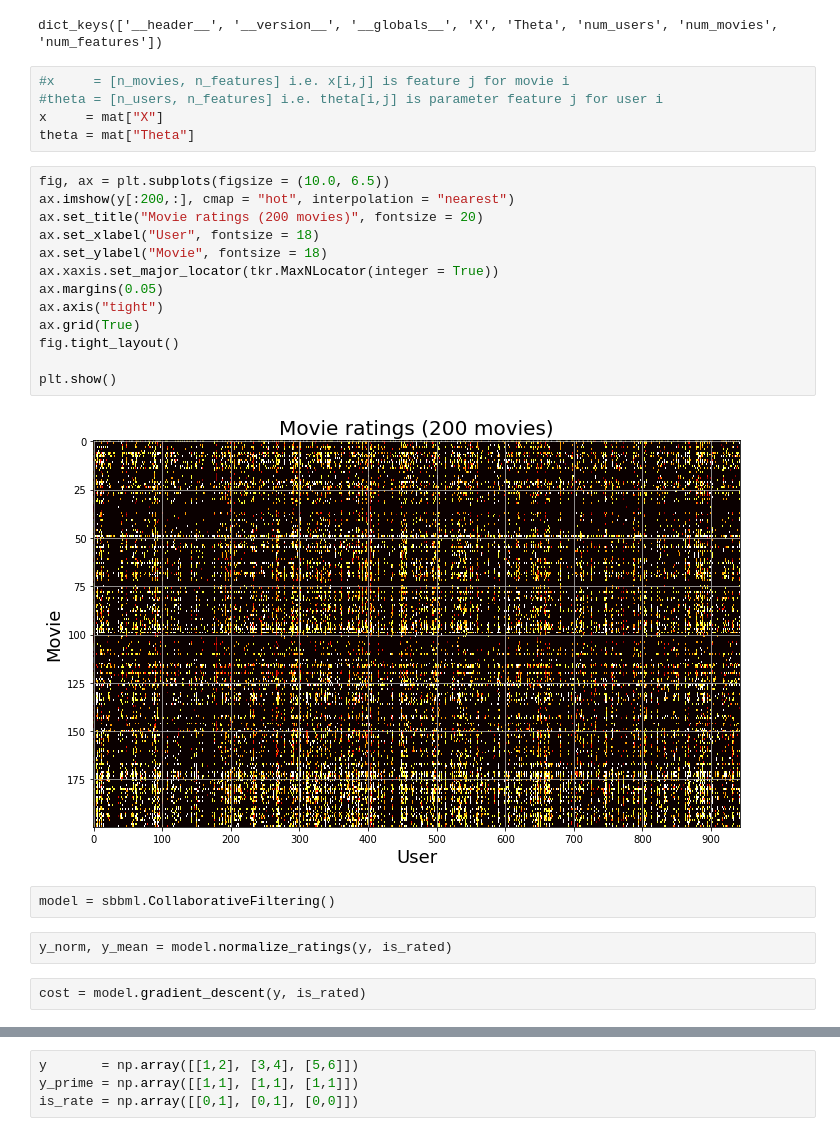
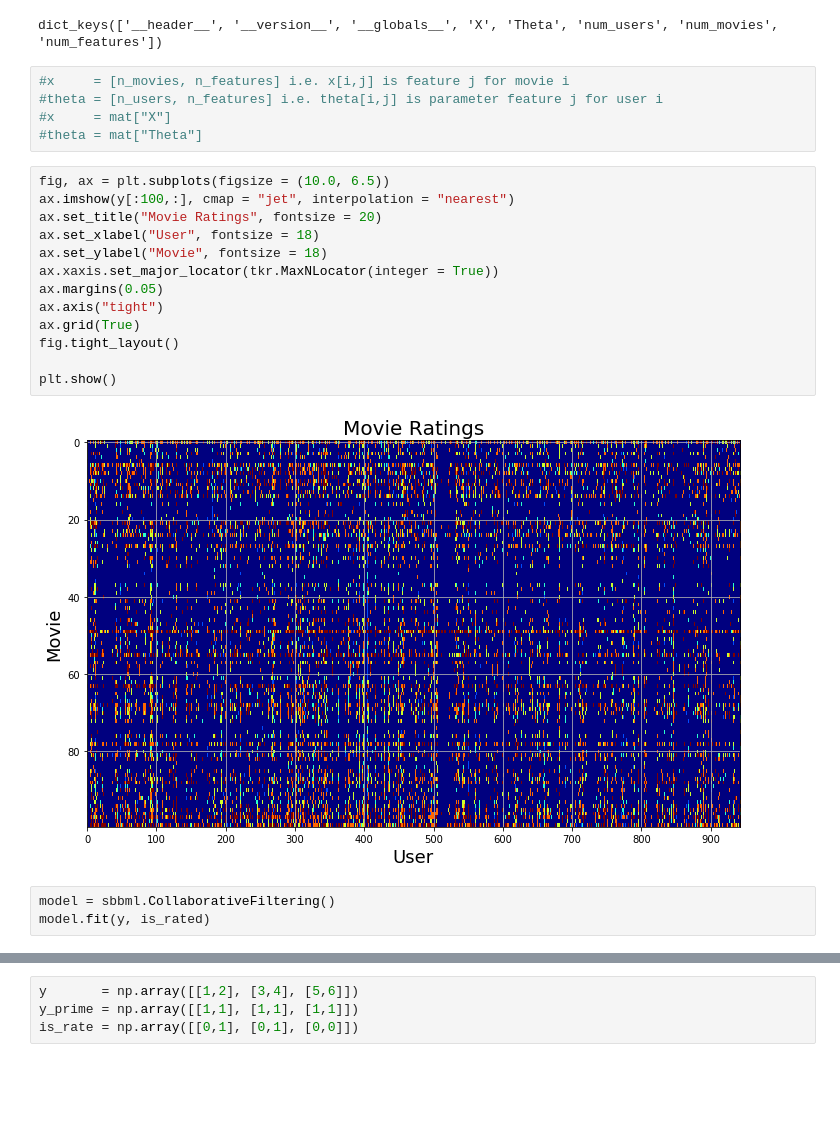
Before and after one commit to noelnamai/machine-learning, a Jupyter notebook: recommender-systems.ipynb, the cells around one changed output, grey strips where cells are left out. Cells and saved outputs as stored; diff of their text form; blank space fills up the shorter version.

```diff
--- a/recommender-systems.ipynb
+++ b/recommender-systems.ipynb
@@ -29,26 +29,23 @@ dict_keys(['__header__', '__version__', '__globals__', 'X', 'Theta', 'num_users'
 # %%
 #x     = [n_movies, n_features] i.e. x[i,j] is feature j for movie i
 #theta = [n_users, n_features] i.e. theta[i,j] is parameter feature j for user i
-x     = mat["X"]
-theta = mat["Theta"]
+#x     = mat["X"]
+#theta = mat["Theta"]
 # %%
 fig, ax = plt.subplots(figsize = (10.0, 6.5))
-ax.imshow(y[:200,:], cmap = "hot", interpolation = "nearest")
-ax.set_title("Movie ratings (200 movies)", fontsize = 20)
+ax.imshow(y[:100,:], cmap = "jet", interpolation = "nearest")
+ax.set_title("Movie Ratings", fontsize = 20)
 ax.set_xlabel("User", fontsize = 18)
 ax.set_ylabel("Movie", fontsize = 18)
 ax.xaxis.set_major_locator(tkr.MaxNLocator(integer = True))
 ax.margins(0.05)
 ax.axis("tight")
 ax.grid(True)
 fig.tight_layout()
 
 plt.show()
 # %% [output]
-[figure, old version]
+[figure, new version]
 # %%
 model = sbbml.CollaborativeFiltering()
+model.fit(y, is_rated)
-# %%
-y_norm, y_mean = model.normalize_ratings(y, is_rated)
-# %%
-cost = model.gradient_descent(y, is_rated)
```
Also changed, not shown: parts of 4 cells of this notebook, 1 other file.
